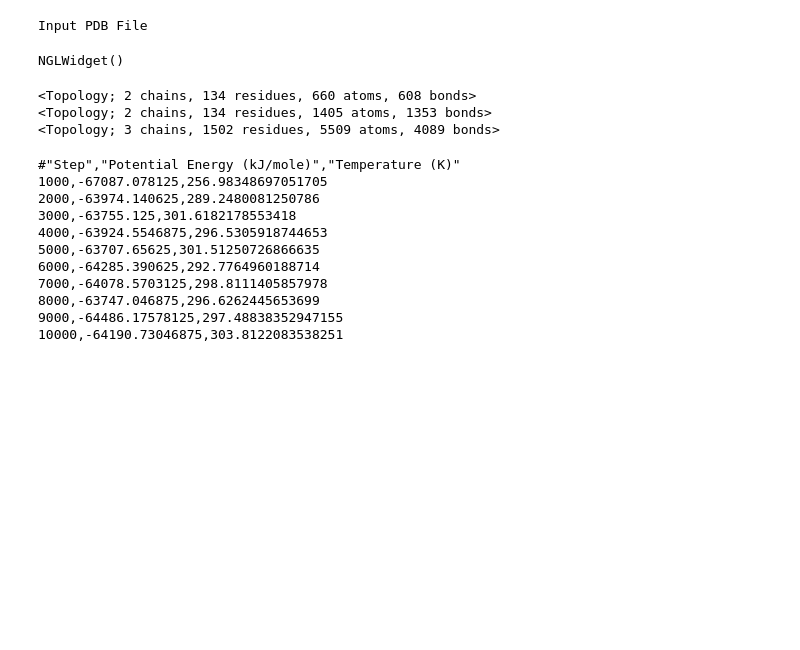
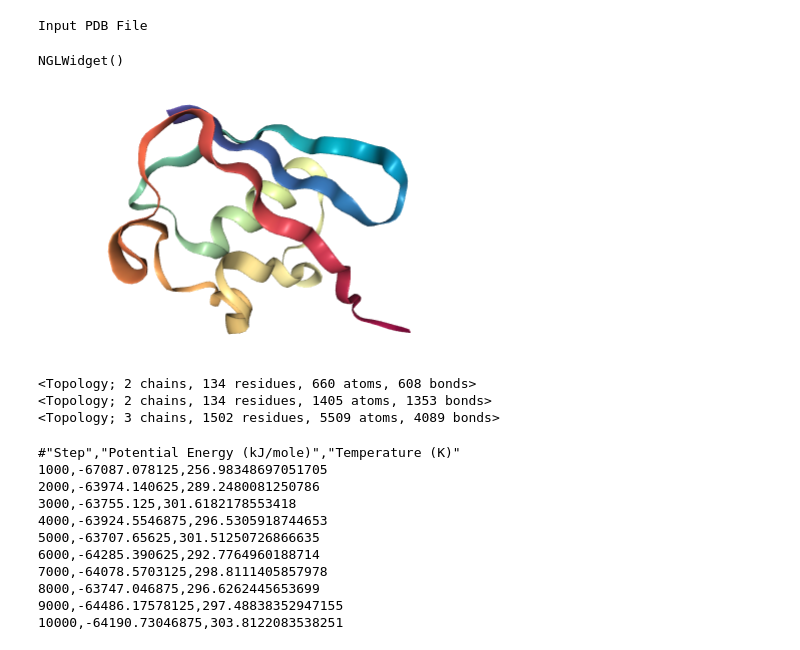
Before and after one commit to saivishwak/SARS-Cov-2, a Jupyter notebook: COVID-19_DNA.ipynb, the cells around one changed output. Cells and saved outputs as stored; diff of their text form; code cells hidden in the pictures; blank space fills up the shorter version.

```diff
--- a/COVID-19_DNA.ipynb
+++ b/COVID-19_DNA.ipynb
@@ -68,6 +68,11 @@ view
 # %% [output]
 Input PDB File
 NGLWidget()
+# %%
+from IPython.display import Image
+Image(filename='.\\Images\\output.png')
+# %% [output]
+[figure, added]
 # %%
 pdb = PDBFile(".\\PDB Files\\1ubq.pdb")
 forcefield = ForceField('amber99sb.xml', 'tip3p.xml')
```
Also changed, not shown: 1 other file.
